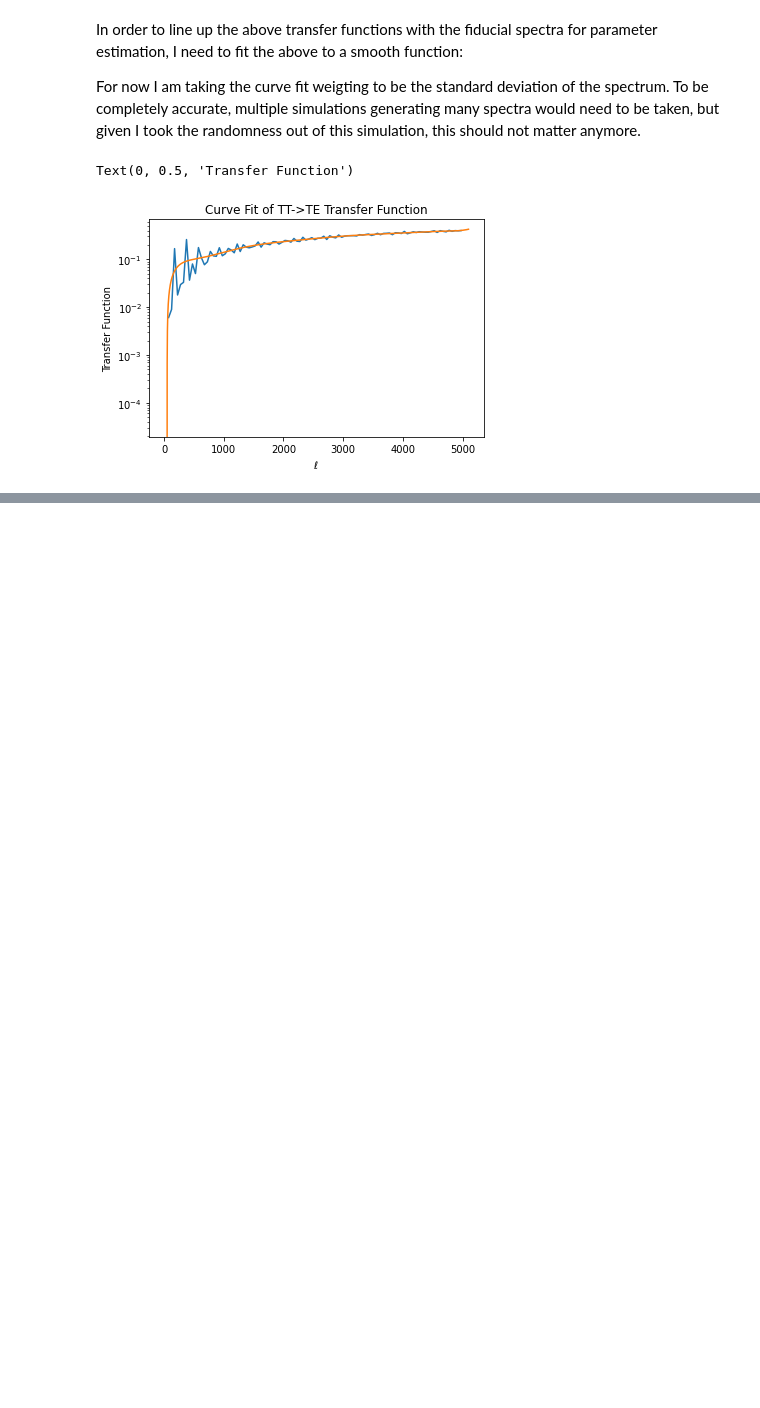
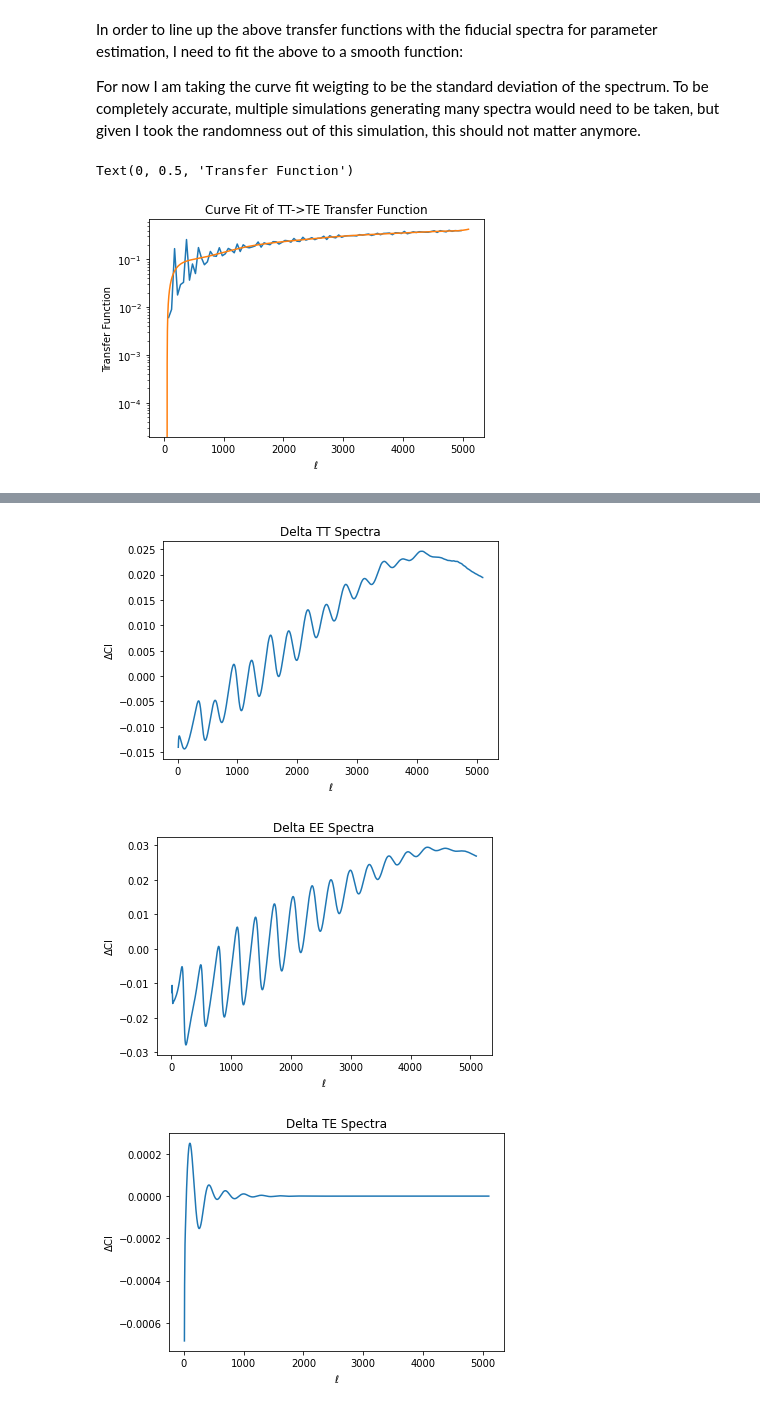
Before and after one commit to CMB-S4/map_multi_tool, a Jupyter notebook: MMTModules_Example.ipynb, the cells around one changed output, grey strips where cells are left out. Saved outputs shown, nothing was run; the diff lists cells and outputs as text; code cells hidden in the pictures; blank space fills up the shorter version.

```diff
--- a/MMTModules_Example.ipynb
+++ b/MMTModules_Example.ipynb
@@ -384,0 +602,23 @@ The new maximum liklihood is given by 3.0461723446893787
+# %%
+#plot against fiducials
+plt.plot(ell[lmin:lmax+1],(Cl_min['TT']-Cl_fid['TT'])/Cl_fid['TT'])
+plt.title('Delta TT Spectra')
+plt.ylabel('$\Delta$Cl')
+plt.xlabel(r'$\ell$')
+plt.show()
+
+plt.plot(ell[lmin:lmax+1],(Cl_min['EE']-Cl_fid['EE'])/Cl_fid['EE'])
+plt.title('Delta EE Spectra')
+plt.ylabel('$\Delta$Cl')
+plt.xlabel(r'$\ell$')
+plt.show()
+
+plt.plot(ell[lmin:lmax+1],(Cl_min['TE']-Cl_fid['TE']))
+plt.title('Delta TE Spectra')
+plt.ylabel('$\Delta$Cl')
+plt.xlabel(r'$\ell$')
+plt.show()
+# %% [output]
+[figure, added]
+[figure, added]
+[figure, added]
```
Also changed, not shown: parts of 25 cells of this notebook, 1 other file.
